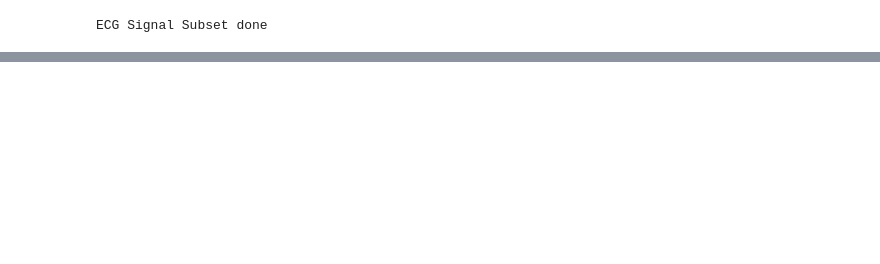
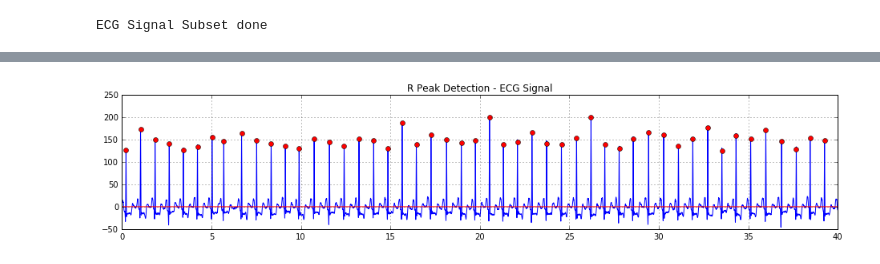
Before and after one commit to honorforlee/python-RR-detection, a Jupyter notebook: rr-detection.ipynb, the cells around one changed output, grey strips where cells are left out. Saved outputs shown, nothing was run; the diff lists cells and outputs as text; code cells hidden in the pictures; blank space fills up the shorter version.

```diff
--- a/rr-detection.ipynb
+++ b/rr-detection.ipynb
@@ -140,0 +215,18 @@ displayEcgSignal2(t,fEcgSignal,"SGolay Filter Output - ECG Signal")
+# %%
+peaksIndices = signal.find_peaks_cwt(ecgSignalInt,np.arange(1,230))
+peaksCount = peaksIndices.__len__()
+peaks = []
+for value in peaksIndices:
+    if ecgSignalInt[value] > 50:
+        peaks.append(value)
+
+plt.figure(figsize = (16,3))
+plt.plot(t,ecgSignalInt)
+line = np.zeros(int(t.shape[0]))
+plt.plot(t,line,'r')
+plt.grid()
+plt.title("R Peak Detection - ECG Signal")
+plt.plot(t[peaks], ecgSignalInt[peaks], "ro")
+plt.show()
+# %% [output]
+[figure, added]
```
Also changed, not shown: parts of 11 cells of this notebook, 54 other files.
